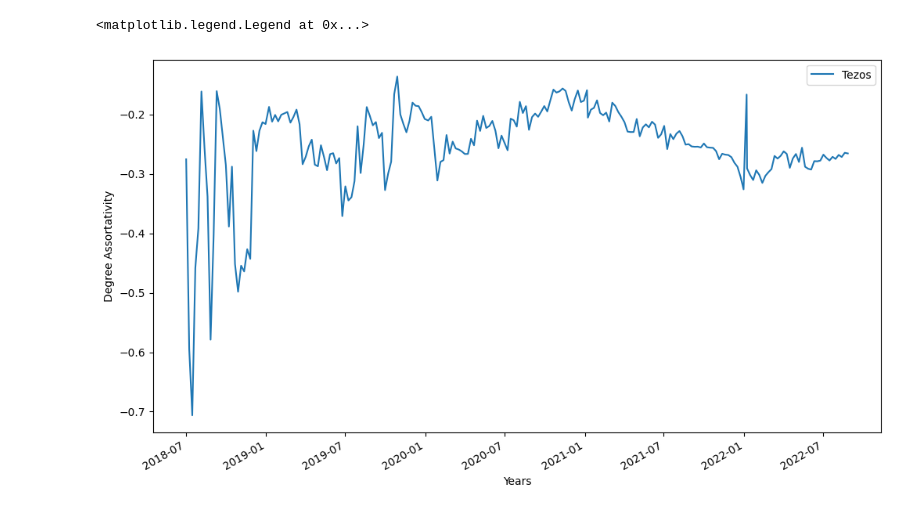
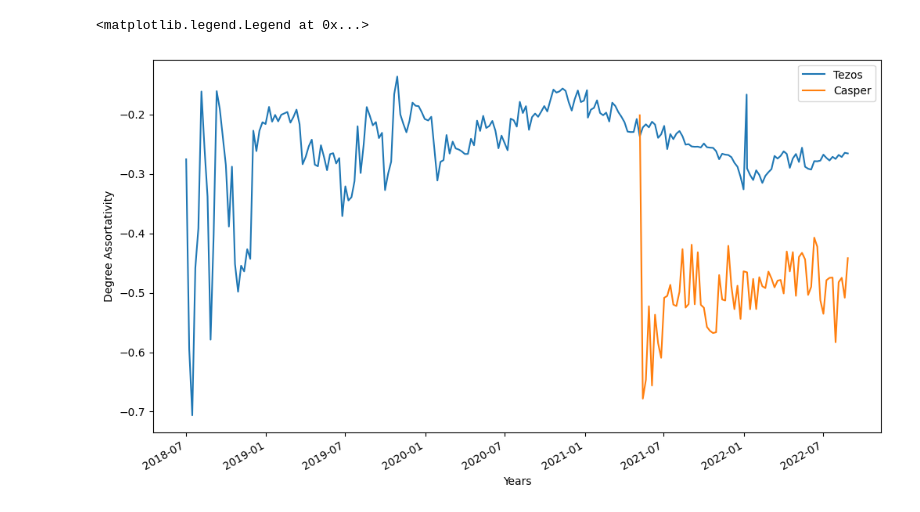
Before and after one commit to Ankan0011/masterthesisUZH, a Jupyter notebook: tezos-indexer/ploting/assorative_plot.ipynb, the cells around one changed output. Saved outputs shown, nothing was run; the diff lists cells and outputs as text; code cells hidden in the pictures.

Commit message:
Plots updates.

```diff
--- a/tezos-indexer/ploting/assorative_plot.ipynb
+++ b/tezos-indexer/ploting/assorative_plot.ipynb
@@ -14,14 +15,25 @@ def extractorWeek(year):
     return(int(str(year)[4:]))
 # %%
 all_files = glob.glob(path + "/*/*.csv")
+all_files_casper = glob.glob(path_casper + "/*/*.csv")
 
 li = []
+li_casper = []
 
 for filename in all_files:
     df = pd.read_csv(filename, index_col=None, header=0)
     li.append(df)
 
+for filename in all_files_casper:
+    df_one = pd.read_csv(filename, index_col=None, header=0)
+    li_casper.append(df_one)
+
 frame = pd.concat(li, axis=0, ignore_index=True)
+frame_casper = pd.concat(li_casper, axis=0, ignore_index=True)
+# %%
+frame_casper["year"]=frame_casper.time_week.apply(extractorYear)
+frame_casper["week"]=frame_casper.time_week.apply(extractorWeek)
+final2 = frame_casper.sort_values(by=['year','week'])
 # %%
 frame["year"]=frame.time_week.apply(extractorYear)
 frame["week"]=frame.time_week.apply(extractorWeek)
@@ -36,0 +48,3 @@ extra
+# %%
+extra2 = final2[((final2.year == 2018) & (final2.week < 26)) | ((final2.year == 2022) & (final2.week > 34))]
+extra2
@@ -37,15 +63,18 @@ extra
 # %%
 df = pd.merge(final1, extra, indicator=True, how='outer').query('_merge=="left_only"').drop('_merge', axis=1)
+df2 = pd.merge(final2, extra2, indicator=True, how='outer').query('_merge=="left_only"').drop('_merge', axis=1)
 # %%
 # Determine the date
 df['date'] = pd.to_datetime(df.assign(day=1, month=1)[['year', 'month', 'day']])+pd.to_timedelta(df.week*7, unit='days')
+df2['date'] = pd.to_datetime(df2.assign(day=1, month=1)[['year', 'month', 'day']])+pd.to_timedelta(df2.week*7, unit='days')
 
 # Plot
 fig, ax = plt.subplots()
 df.plot(x='date', y='assortative_coeff', ax=ax, figsize=(12,7))
+df2.plot(x='date', y='max_count', ax=ax)
 ax.set_xlabel('Years')
 ax.set_ylabel('Degree Assortativity')
-ax.legend(['Tezos'])
+ax.legend(['Tezos', 'Casper'])
 # %% [output]
 <matplotlib.legend.Legend at 0x...>
-[figure, old version]
+[figure, new version]
```
Also changed, not shown: parts of 4 cells of this notebook, 6 other files.
